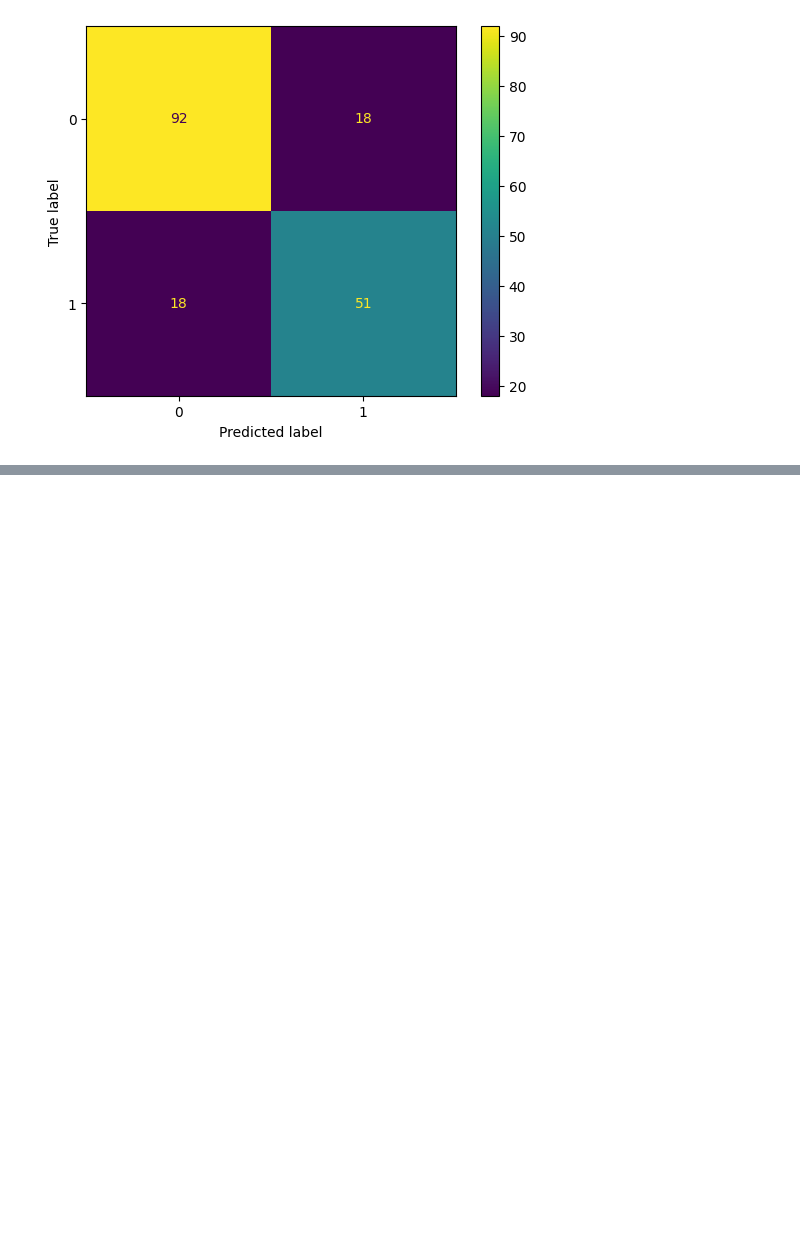
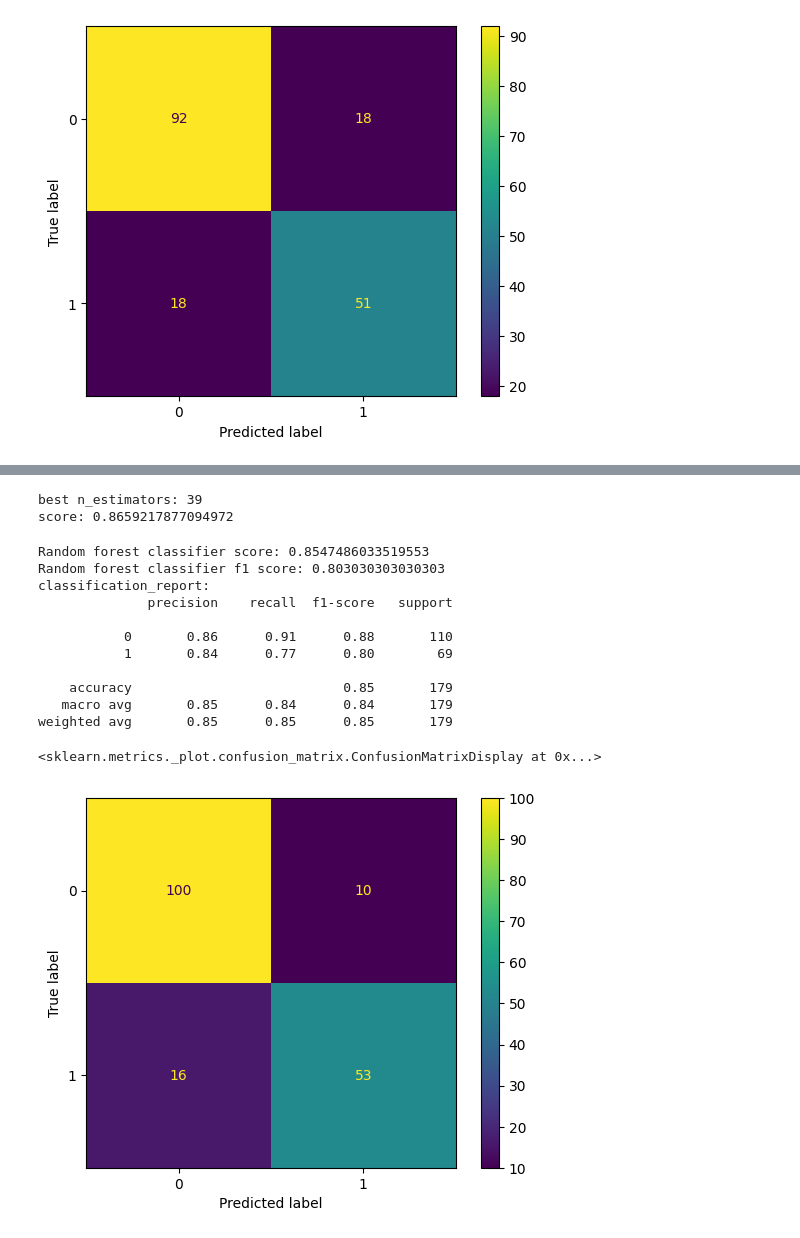
Before and after one commit to haichu2003/Kaggle_submissions, a Jupyter notebook: competitions/titanic/notebook.ipynb, the cells around one changed output, grey strips where cells are left out. Drawn from its saved outputs; the diff is of its cells as text; code cells hidden in the pictures; blank space fills up the shorter version.

```diff
--- a/competitions/titanic/notebook.ipynb
+++ b/competitions/titanic/notebook.ipynb
@@ -174,0 +209,39 @@ result
+# %%
+# find max index
+results_np = np.array(results)
+max_index = results_np.argmax()
+print(f"best n_estimators: {max_index}")
+print(f"score: {results_np.max()}")
+
+rfc = RandomForestClassifier(n_estimators=max_index)
+
+rfc.fit(X_train, y_train)
+rfc_pred = rfc.predict(X_test)
+# %% [output]
+best n_estimators: 39
+score: 0.8659217877094972
+# %%
+rfc_f1 = f1_score(y_test, rfc_pred)
+rfc_score = rfc.score(X_test, y_test)
+rfc_classification_report = classification_report(y_test, rfc_pred)
+
+print(f"Random forest classifier score: {rfc_score}")
+print(f"Random forest classifier f1 score: {rfc_f1}")
+print(f"classification_report:\n{rfc_classification_report}")
+rfc_cm = confusion_matrix(y_test, rfc_pred)
+rfc_disp = ConfusionMatrixDisplay(rfc_cm)
+rfc_disp.plot()
+# %% [output]
+Random forest classifier score: 0.8547486033519553
+Random forest classifier f1 score: 0.803030303030303
+classification_report:
+              precision    recall  f1-score   support
+
+           0       0.86      0.91      0.88       110
+           1       0.84      0.77      0.80        69
+
+    accuracy                           0.85       179
+   macro avg       0.85      0.84      0.84       179
+weighted avg       0.85      0.85      0.85       179
+<sklearn.metrics._plot.confusion_matrix.ConfusionMatrixDisplay at 0x...>
+[figure, added]
```
Also changed, not shown: parts of 11 cells of this notebook, 3 other files.
